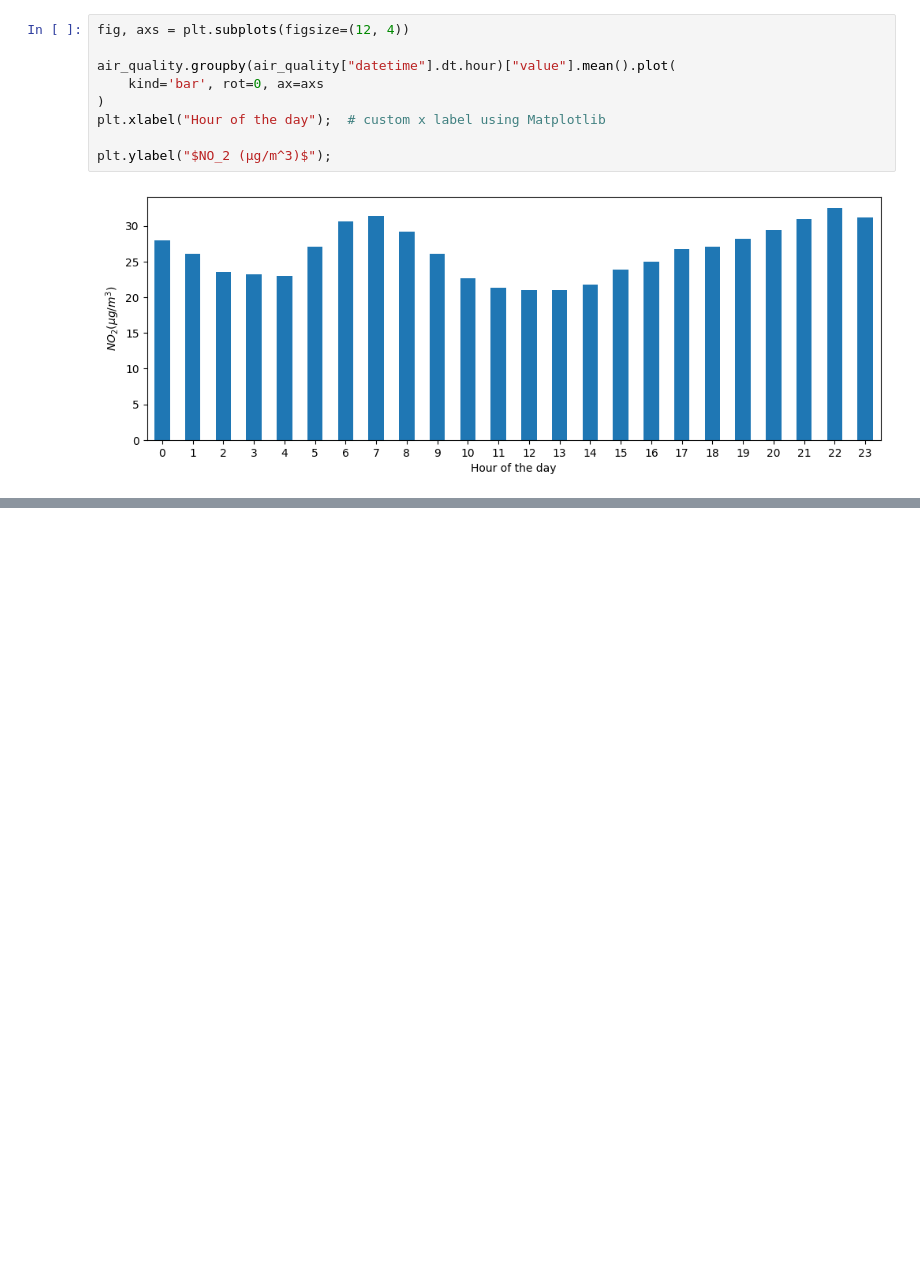
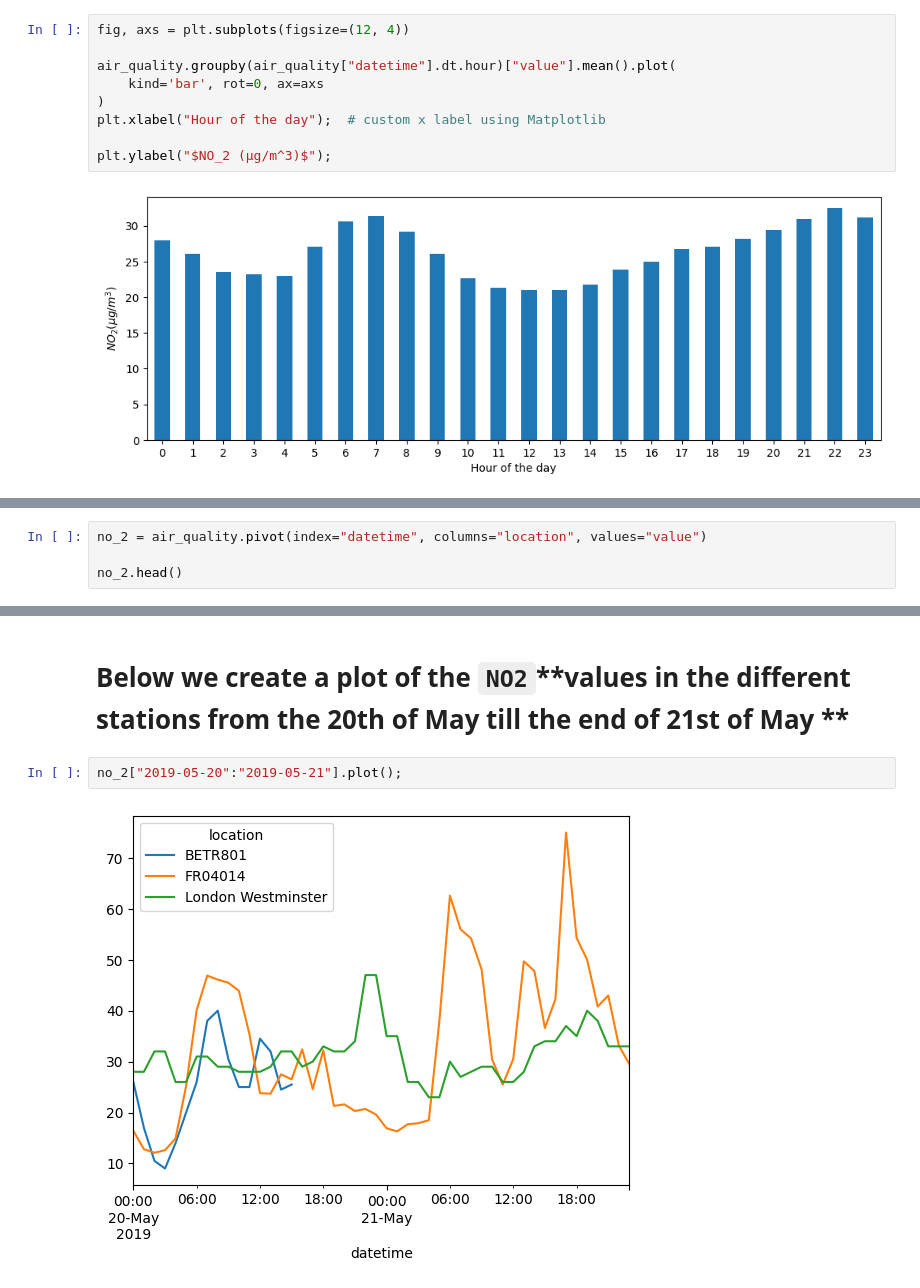
Before and after one commit to Sf99-lab/pandas, a Jupyter notebook: Handling_Time_Series_Data.ipynb, the cells around one changed output, grey strips where cells are left out. Cells and saved outputs as stored; diff of their text form; blank space fills up the shorter version.

Commit message:
playing with `datetime` as index

```diff
--- a/Handling_Time_Series_Data.ipynb
+++ b/Handling_Time_Series_Data.ipynb
@@ -110,0 +109,4 @@ plt.ylabel("$NO_2 (µg/m^3)$");
+# %%
+no_2 = air_quality.pivot(index="datetime", columns="location", values="value")
+
+no_2.head()
@@ -110,0 +134,6 @@ plt.ylabel("$NO_2 (µg/m^3)$");
+# %% [markdown]
+# Below we create a plot of the `NO2`**values in the different stations from the 20th of May till the end of 21st of May **
+# %%
+no_2["2019-05-20":"2019-05-21"].plot();
+# %% [output]
+[figure, added]
```
Also changed, not shown: parts of 6 cells of this notebook.
